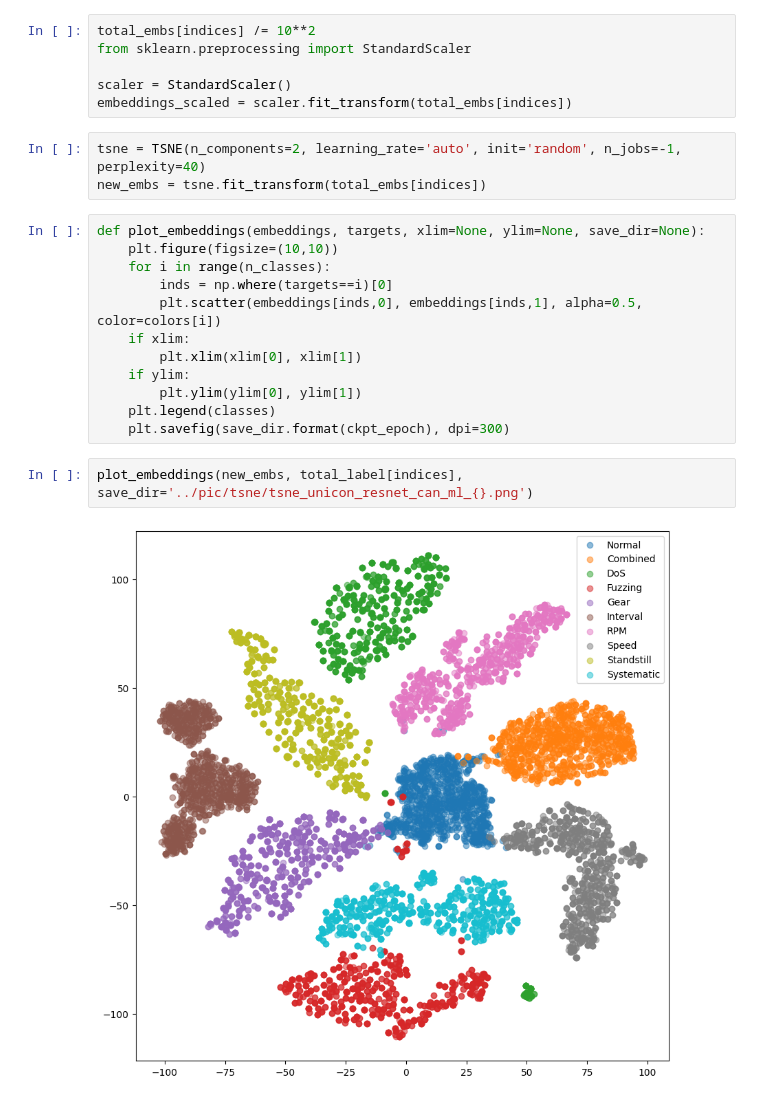
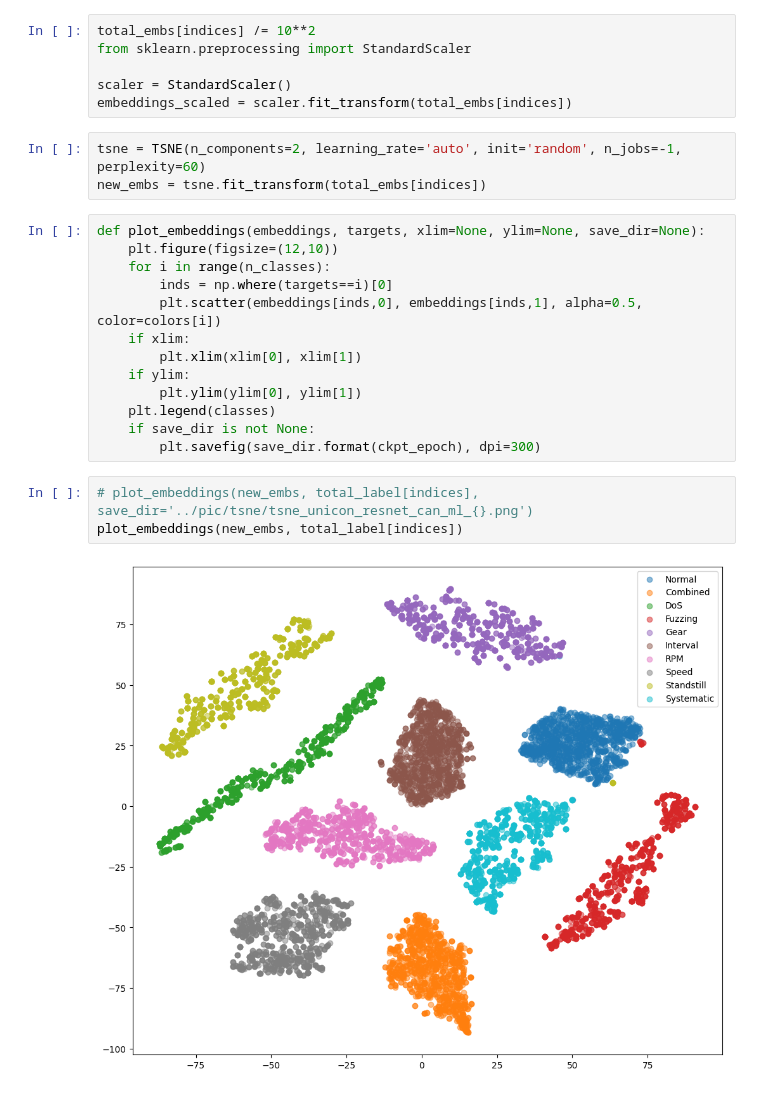
Before and after one commit to hieutt-engr/CAN-Unicon-IDS, a Jupyter notebook: notebooks/unicon_test.ipynb, the cells around one changed output. Saved outputs shown, nothing was run; the diff lists cells and outputs as text.

```diff
--- a/notebooks/unicon_test.ipynb
+++ b/notebooks/unicon_test.ipynb
@@ -228,11 +228,11 @@ from sklearn.preprocessing import StandardScaler
 scaler = StandardScaler()
 embeddings_scaled = scaler.fit_transform(total_embs[indices])
 # %%
-tsne = TSNE(n_components=2, learning_rate='auto', init='random', n_jobs=-1, perplexity=40)
+tsne = TSNE(n_components=2, learning_rate='auto', init='random', n_jobs=-1, perplexity=60)
 new_embs = tsne.fit_transform(total_embs[indices])
 # %%
 def plot_embeddings(embeddings, targets, xlim=None, ylim=None, save_dir=None):
-    plt.figure(figsize=(10,10))
+    plt.figure(figsize=(12,10))
     for i in range(n_classes):
         inds = np.where(targets==i)[0]
         plt.scatter(embeddings[inds,0], embeddings[inds,1], alpha=0.5, color=colors[i])
@@ -241,8 +241,10 @@ def plot_embeddings(embeddings, targets, xlim=None, ylim=None, save_dir=None):
     if ylim:
         plt.ylim(ylim[0], ylim[1])
     plt.legend(classes)
-    plt.savefig(save_dir.format(ckpt_epoch), dpi=300)
+    if save_dir is not None:
+        plt.savefig(save_dir.format(ckpt_epoch), dpi=300)
 # %%
-plot_embeddings(new_embs, total_label[indices], save_dir='../pic/tsne/tsne_unicon_resnet_can_ml_{}.png')
+# plot_embeddings(new_embs, total_label[indices], save_dir='../pic/tsne/tsne_unicon_resnet_can_ml_{}.png')
+plot_embeddings(new_embs, total_label[indices])
 # %% [output]
-[figure, old version]
+[figure, new version]
```
Also changed, not shown: parts of 9 cells of this notebook, 12 other files.
